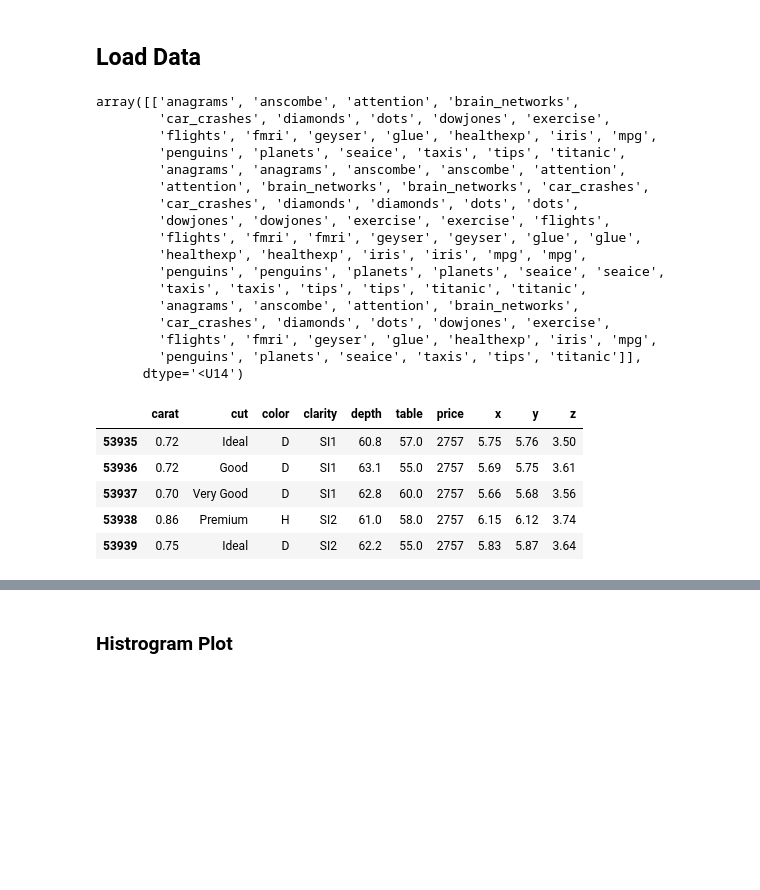
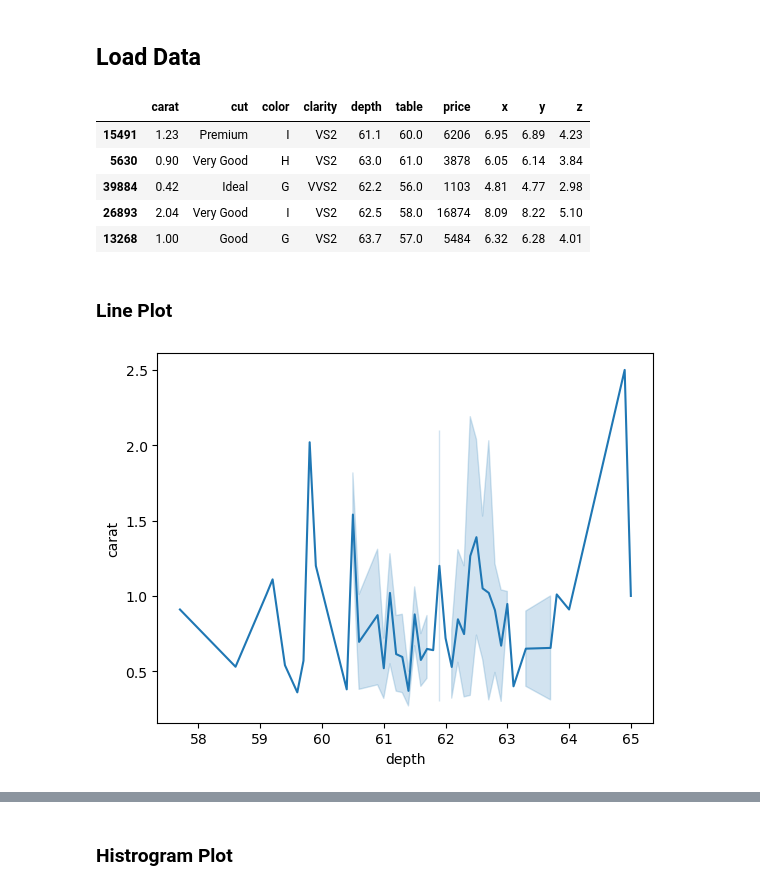
Before and after one commit to AmeUr56/Notes, a Jupyter notebook: Visualizations/Seaborn .ipynb, the cells around one changed output, grey strips where cells are left out. Saved outputs shown, nothing was run; the diff lists cells and outputs as text; code cells hidden in the pictures; blank space fills up the shorter version.

```diff
--- a/Visualizations/Seaborn .ipynb
+++ b/Visualizations/Seaborn .ipynb
@@ -14,33 +14,21 @@ warnings.filterwarnings(action = 'ignore')
 %autoreload 2
 # %% [markdown]
 ## Load Data
-# %%
-np.array(sns.get_dataset_names()).reshape(1,-1)
-# %% [output]
-array([['anagrams', 'anscombe', 'attention', 'brain_networks',
-        'car_crashes', 'diamonds', 'dots', 'dowjones', 'exercise',
-        'flights', 'fmri', 'geyser', 'glue', 'healthexp', 'iris', 'mpg',
-        'penguins', 'planets', 'seaice', 'taxis', 'tips', 'titanic',
-        'anagrams', 'anagrams', 'anscombe', 'anscombe', 'attention',
-        'attention', 'brain_networks', 'brain_networks', 'car_crashes',
-        'car_crashes', 'diamonds', 'diamonds', 'dots', 'dots',
-        'dowjones', 'dowjones', 'exercise', 'exercise', 'flights',
-        'flights', 'fmri', 'fmri', 'geyser', 'geyser', 'glue', 'glue',
-        'healthexp', 'healthexp', 'iris', 'iris', 'mpg', 'mpg',
-        'penguins', 'penguins', 'planets', 'planets', 'seaice', 'seaice',
-        'taxis', 'taxis', 'tips', 'tips', 'titanic', 'titanic',
-        'anagrams', 'anscombe', 'attention', 'brain_networks',
-        'car_crashes', 'diamonds', 'dots', 'dowjones', 'exercise',
-        'flights', 'fmri', 'geyser', 'glue', 'healthexp', 'iris', 'mpg',
-        'penguins', 'planets', 'seaice', 'taxis', 'tips', 'titanic']],
-      dtype='<U14')
 # %%
 diamonds_df = sns.load_dataset('diamonds')
+diamonds_df = diamonds_df.sample(n = 100)
 diamonds_df.tail()
 # %% [output]
 |  | carat | cut | color | clarity | depth | table | price | x | y | z |
-| 53935 | 0.72 | Ideal | D | SI1 | 60.8 | 57.0 | 2757 | 5.75 | 5.76 | 3.50 |
-| 53936 | 0.72 | Good | D | SI1 | 63.1 | 55.0 | 2757 | 5.69 | 5.75 | 3.61 |
-| 53937 | 0.70 | Very Good | D | SI1 | 62.8 | 60.0 | 2757 | 5.66 | 5.68 | 3.56 |
-| 53938 | 0.86 | Premium | H | SI2 | 61.0 | 58.0 | 2757 | 6.15 | 6.12 | 3.74 |
-| 53939 | 0.75 | Ideal | D | SI2 | 62.2 | 55.0 | 2757 | 5.83 | 5.87 | 3.64 |
+| 15491 | 1.23 | Premium | I | VS2 | 61.1 | 60.0 | 6206 | 6.95 | 6.89 | 4.23 |
+| 5630 | 0.90 | Very Good | H | VS2 | 63.0 | 61.0 | 3878 | 6.05 | 6.14 | 3.84 |
+| 39884 | 0.42 | Ideal | G | VVS2 | 62.2 | 56.0 | 1103 | 4.81 | 4.77 | 2.98 |
+| 26893 | 2.04 | Very Good | I | VS2 | 62.5 | 58.0 | 16874 | 8.09 | 8.22 | 5.10 |
+| 13268 | 1.00 | Good | G | VS2 | 63.7 | 57.0 | 5484 | 6.32 | 6.28 | 4.01 |
+# %% [markdown]
+### Line Plot
+# %%
+sns.lineplot(data=diamonds_df,x='depth',y='carat')
+plt.show()
+# %% [output]
+[figure, added]
```
Also changed, not shown: parts of 24 cells of this notebook.
